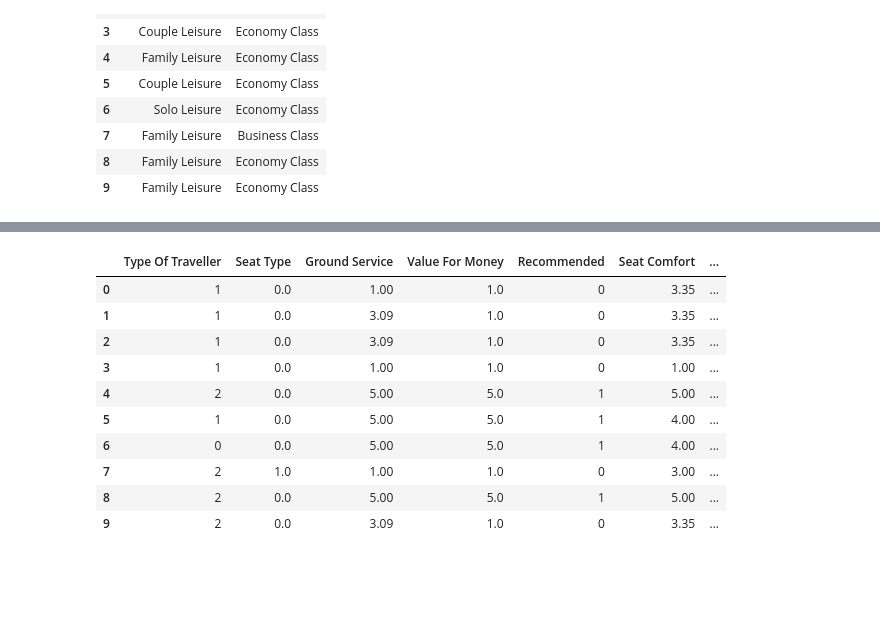
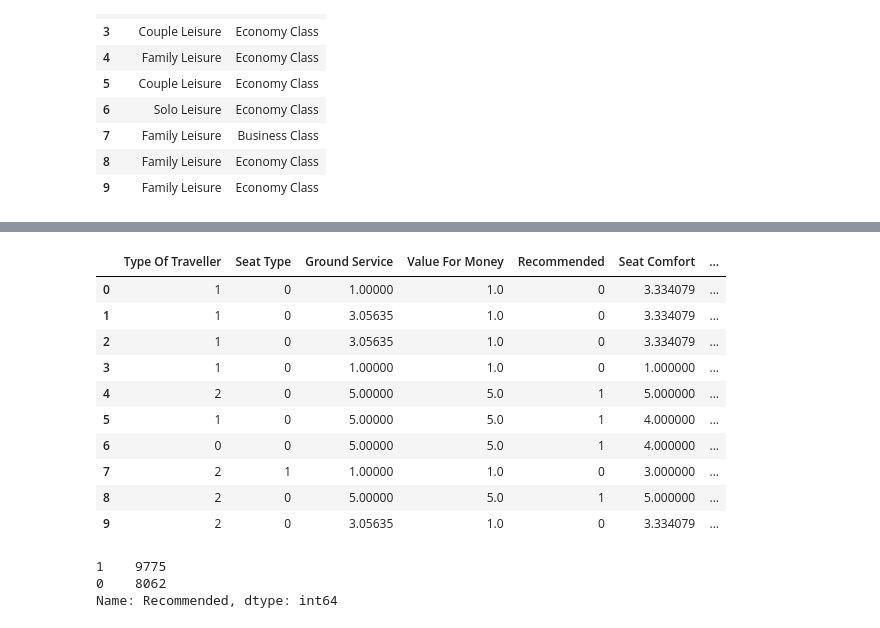
Before and after one commit to ddatnguyen97/Airlines-Reviews-Analysis, a Jupyter notebook: Airlines Reviews Analysis.ipynb, the cells around one changed output, grey strips where cells are left out. Cells and saved outputs as stored; diff of their text form; code cells hidden in the pictures; blank space fills up the shorter version.

```diff
--- a/Airlines Reviews Analysis.ipynb
+++ b/Airlines Reviews Analysis.ipynb
@@ -94,7 +88,7 @@ numeric_df.head(10)
 | 9 | NaN | 1.0 | NaN | NaN | NaN | ... |
 # %%
 for col in numeric_df.columns:
-    new_df[col] = new_df[col].fillna(numeric_df[col].mean()).round(2)
+    new_df[col] = new_df[col].fillna(numeric_df[col].mean())
 
 new_df.info()
 # %% [output]
@@ -303,17 +318,26 @@ new_df.head(10)
+# %%
+avg_rating = new_df[['Seat Comfort', 'Cabin Staff Service', 'Food & Beverages', 'Inflight Entertainment', 'Ground Service', 'Value For Money', 'Wifi & Connectivity']].mean(axis=1)
+new_df['Average Rating'] = avg_rating
 # %%
 new_df['Type Of Traveller'] = new_df['Type Of Traveller'].map({'Solo Leisure': 0, 'Couple Leisure': 1, 'Family Leisure': 2, 'Business': 3})
-new_df['Seat Type'] = new_df['Seat Type'].map({'Economy Class': 0, 'Business Class': 1, 'First Class': 2})
+new_df['Seat Type'] = new_df['Seat Type'].map({'Economy Class': 0, 'Business Class': 1, 'First Class': 2, 'Premium Economy': 3})
 
 new_df.head(10)
 # %% [output]
 |  | Type Of Traveller | Seat Type | Ground Service | Value For Money | Recommended | Seat Comfort | ... |
-| 0 | 1 | 0.0 | 1.00 | 1.0 | 0 | 3.35 | ... |
-| 1 | 1 | 0.0 | 3.09 | 1.0 | 0 | 3.35 | ... |
-| 2 | 1 | 0.0 | 3.09 | 1.0 | 0 | 3.35 | ... |
-| 3 | 1 | 0.0 | 1.00 | 1.0 | 0 | 1.00 | ... |
-| 4 | 2 | 0.0 | 5.00 | 5.0 | 1 | 5.00 | ... |
-| 5 | 1 | 0.0 | 5.00 | 5.0 | 1 | 4.00 | ... |
-| 6 | 0 | 0.0 | 5.00 | 5.0 | 1 | 4.00 | ... |
-| 7 | 2 | 1.0 | 1.00 | 1.0 | 0 | 3.00 | ... |
-| 8 | 2 | 0.0 | 5.00 | 5.0 | 1 | 5.00 | ... |
-| 9 | 2 | 0.0 | 3.09 | 1.0 | 0 | 3.35 | ... |
+| 0 | 1 | 0 | 1.00000 | 1.0 | 0 | 3.334079 | ... |
+| 1 | 1 | 0 | 3.05635 | 1.0 | 0 | 3.334079 | ... |
+| 2 | 1 | 0 | 3.05635 | 1.0 | 0 | 3.334079 | ... |
+| 3 | 1 | 0 | 1.00000 | 1.0 | 0 | 1.000000 | ... |
+| 4 | 2 | 0 | 5.00000 | 5.0 | 1 | 5.000000 | ... |
+| 5 | 1 | 0 | 5.00000 | 5.0 | 1 | 4.000000 | ... |
+| 6 | 0 | 0 | 5.00000 | 5.0 | 1 | 4.000000 | ... |
+| 7 | 2 | 1 | 1.00000 | 1.0 | 0 | 3.000000 | ... |
+| 8 | 2 | 0 | 5.00000 | 5.0 | 1 | 5.000000 | ... |
+| 9 | 2 | 0 | 3.05635 | 1.0 | 0 | 3.334079 | ... |
+# %%
+new_df['Recommended'].value_counts()
+# %% [output]
+1    9775
+0    8062
+Name: Recommended, dtype: int64
```
Also changed, not shown: parts of 29 cells of this notebook, 1 other file.
